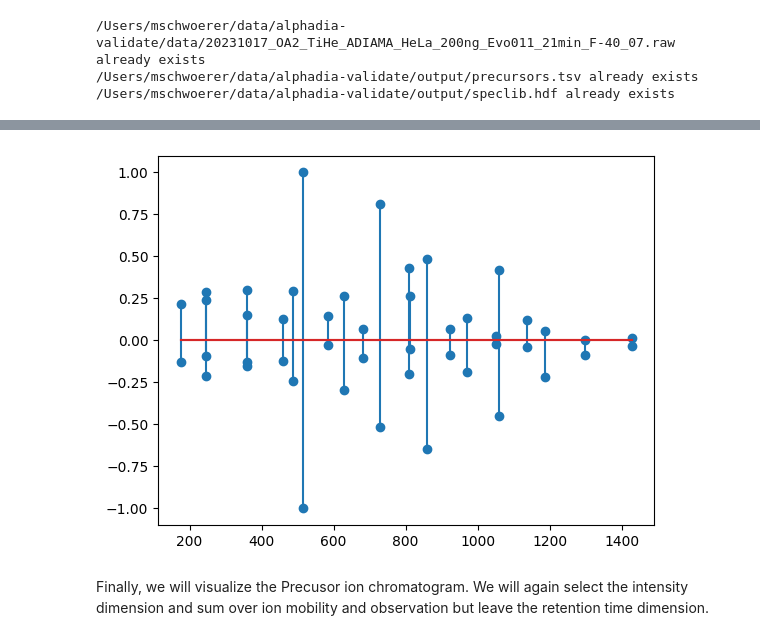
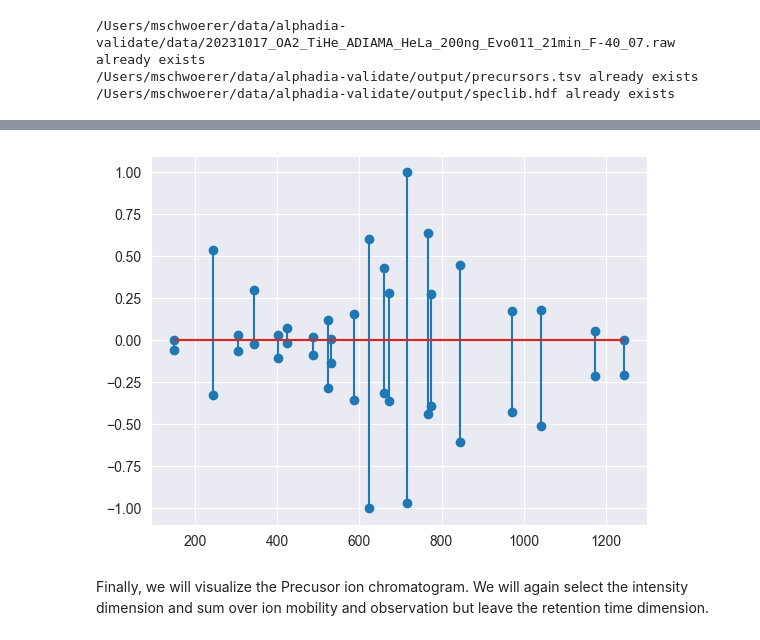
Before and after one commit to GeorgWa/alphadia-validate, a Jupyter notebook: notebooks/showcase.ipynb, the cells around one changed output, grey strips where cells are left out. Cells and saved outputs as stored; diff of their text form; code cells hidden in the pictures.

Commit message:
pull out rest of methods

```diff
--- a/notebooks/showcase.ipynb
+++ b/notebooks/showcase.ipynb
@@ -15,8 +17,8 @@ We will then load three objects into the notebook:
 - The search results `precursor_df`
 - The spectral library `spectral_library`
 # %%
-root = Path("~//data/alphadia-validate/").expanduser()
-precursor_df, spectral_library, dia_data = prepare_data(root)
+main_folder = Path("~//data/alphadia-validate/").expanduser()
+precursor_df, spectral_library, spectral_library_flat, dia_data = prepare_data(main_folder)
 # %% [output]
 /Users/mschwoerer/data/alphadia-validate/data/20231017_OA2_TiHe_ADIAMA_HeLa_200ng_Evo011_21min_F-40_07.raw already exists
 /Users/mschwoerer/data/alphadia-validate/output/precursors.tsv already exists
@@ -72,5 +25,0 @@ spectral_library.fragment_intensity_df.head()
-# %%
-from alphabase.spectral_library.flat import SpecLibFlat
-spectral_library_flat = SpecLibFlat()
-spectral_library_flat.parse_base_library(spectral_library)
-spectral_library_flat.fragment_df
@@ -229,13 +26,13 @@ First we will select the intensity dimension and sum over all other dimensions b
-# %%
-intensity_observed = dense[0].sum(axis=(1,2,3))
-intensity_observed_normalized = intensity_observed / intensity_observed.max()
-intensity_library_normalized = intensity_library / intensity_library.max()
-
-plt.stem(mz_library, intensity_observed_normalized)
-plt.stem(mz_library, -intensity_library_normalized)
-plt.show()
-# %% [output]
-[figure, removed]
+# %%
+selected_hash = precursor_df['mod_seq_charge_hash'].iloc[3000]
+# %%
+
+mz_library, intensity_library, dense = some_method_name(selected_hash, precursor_df, spectral_library_flat, dia_data)
+# %%
+from notebooks.showcase.plots_original import plot_simple_mirror
+plot_simple_mirror(dense, intensity_library, mz_library)
+# %% [output]
+[figure, added]
 # %% [markdown]
 Finally, we will visualize the Precusor ion chromatogram.
 We will again select the intensity dimension and sum over ion mobility and observation but leave the retention time dimension.
```
Also changed, not shown: parts of 19 cells of this notebook, 3 other files.
